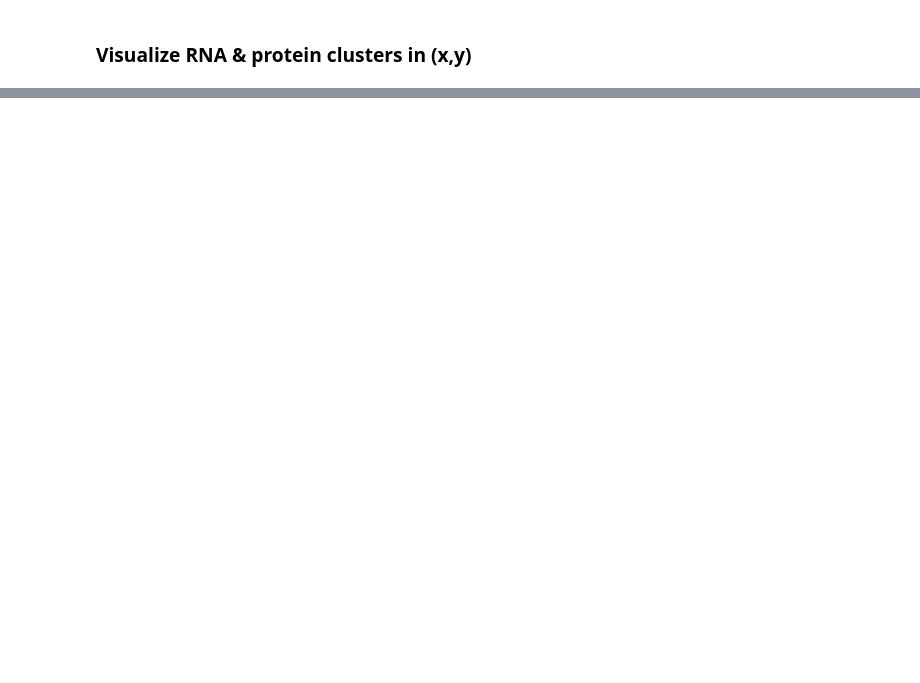
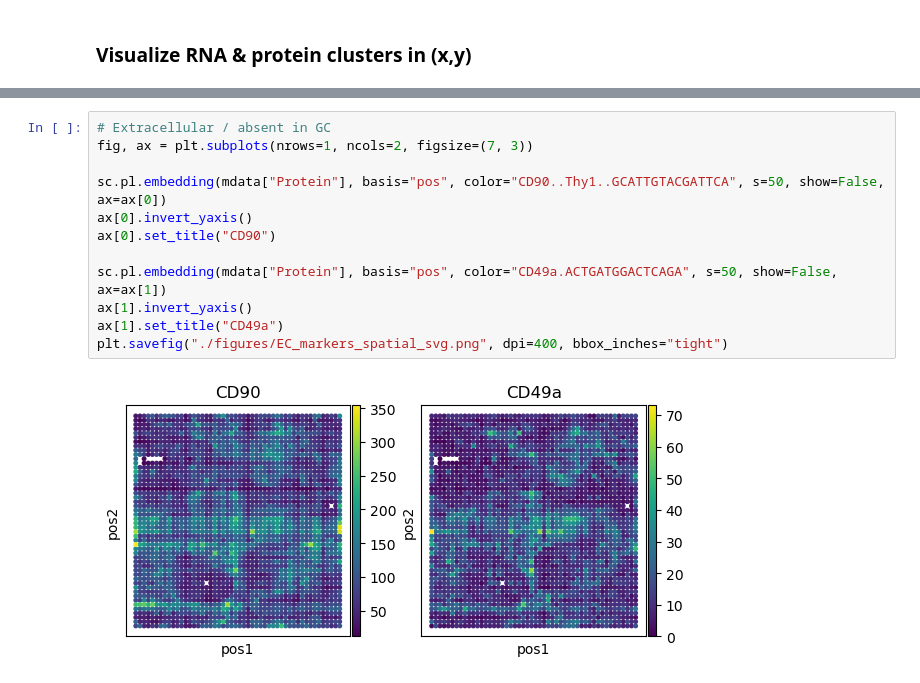
Before and after one commit to cvasq24/spatial_totalvi, a Jupyter notebook: data/tonsil/prep_mudata.ipynb, the cells around one changed output, grey strips where cells are left out. Drawn from its saved outputs; the diff is of its cells as text; blank space fills up the shorter version.

```diff
--- a/data/tonsil/prep_mudata.ipynb
+++ b/data/tonsil/prep_mudata.ipynb
@@ -123,0 +162,14 @@ plt.savefig("./figures/prot_clusters_spatial_svg.png", dpi=500)
+# %%
+# Extracellular / absent in GC
+fig, ax = plt.subplots(nrows=1, ncols=2, figsize=(7, 3))
+
+sc.pl.embedding(mdata["Protein"], basis="pos", color="CD90..Thy1..GCATTGTACGATTCA", s=50, show=False, ax=ax[0])
+ax[0].invert_yaxis()
+ax[0].set_title("CD90")
+
+sc.pl.embedding(mdata["Protein"], basis="pos", color="CD49a.ACTGATGGACTCAGA", s=50, show=False, ax=ax[1])
+ax[1].invert_yaxis()
+ax[1].set_title("CD49a")
+plt.savefig("./figures/EC_markers_spatial_svg.png", dpi=400, bbox_inches="tight")
+# %% [output]
+[figure, added]
```
Also changed, not shown: parts of 11 cells of this notebook, 43 other files.
